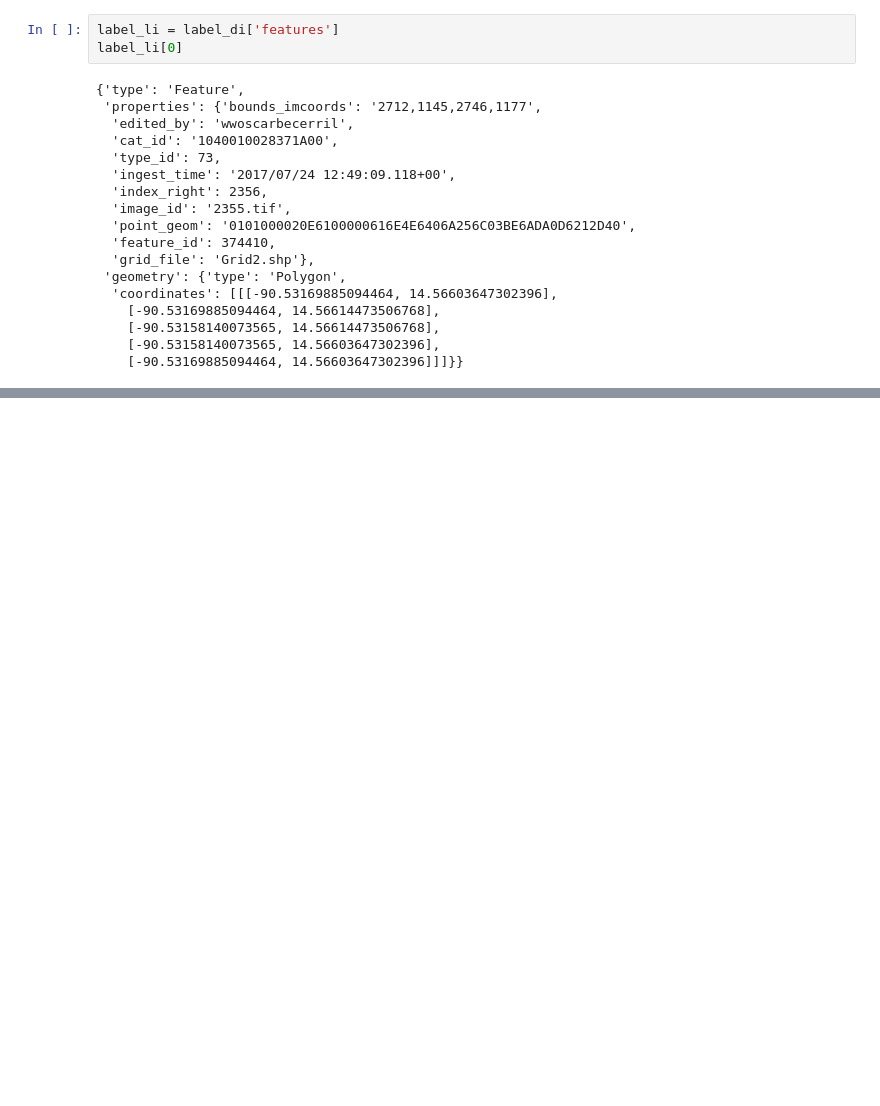
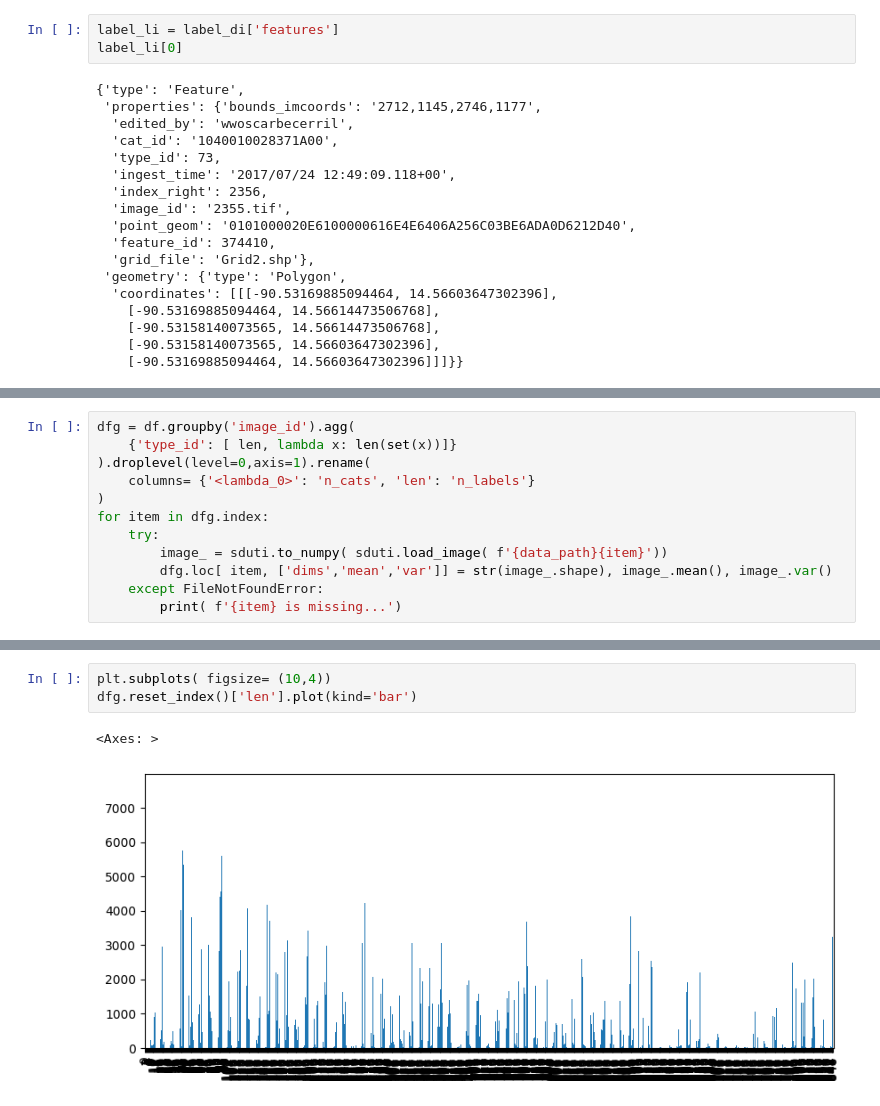
Before and after one commit to dpanas/clear-dear, a Jupyter notebook: notebooks/dp-0-data-explore-2-xView.ipynb, the cells around one changed output, grey strips where cells are left out. Cells and saved outputs as stored; diff of their text form; blank space fills up the shorter version.

```diff
--- a/notebooks/dp-0-data-explore-2-xView.ipynb
+++ b/notebooks/dp-0-data-explore-2-xView.ipynb
@@ -139,0 +128,12 @@ get_bbox( subset[0])
+# %%
+dfg = df.groupby('image_id').agg(
+    {'type_id': [ len, lambda x: len(set(x))]}
+).droplevel(level=0,axis=1).rename(
+    columns= {'<lambda_0>': 'n_cats', 'len': 'n_labels'}
+)
+for item in dfg.index:
+    try:
+        image_ = sduti.to_numpy( sduti.load_image( f'{data_path}{item}'))
+        dfg.loc[ item, ['dims','mean','var']] = str(image_.shape), image_.mean(), image_.var()
+    except FileNotFoundError:
+        print( f'{item} is missing...')
@@ -139,0 +150,6 @@ get_bbox( subset[0])
+# %%
+plt.subplots( figsize= (10,4))
+dfg.reset_index()['len'].plot(kind='bar')
+# %% [output]
+<Axes: >
+[figure, added]
```
Also changed, not shown: parts of 20 cells of this notebook.
